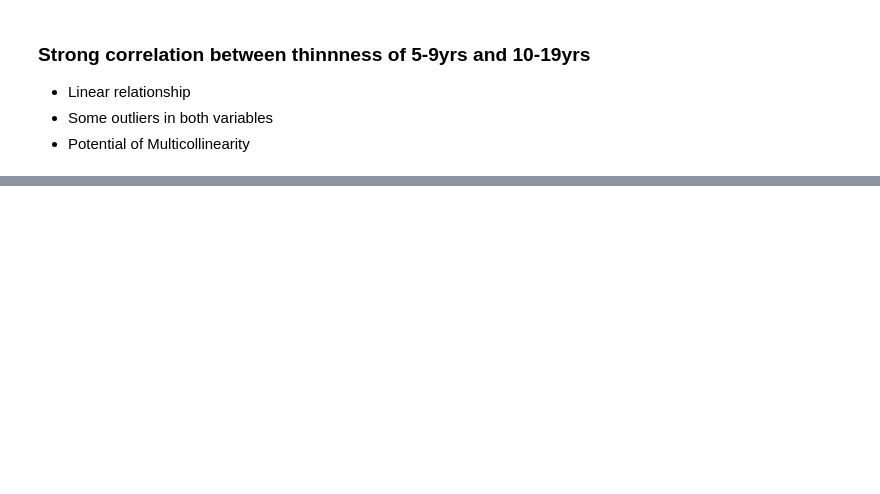
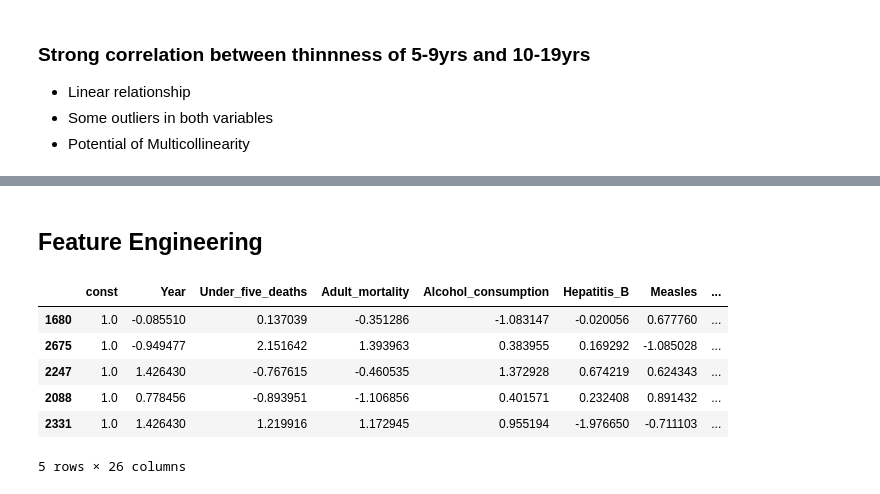
Before and after one commit to TobyScogings/WHO-Project, a Jupyter notebook: WHO Project LE.ipynb, the cells around one changed output, grey strips where cells are left out. Cells and saved outputs as stored; diff of their text form; code cells hidden in the pictures; blank space fills up the shorter version.

```diff
--- a/WHO Project LE.ipynb
+++ b/WHO Project LE.ipynb
@@ -252,0 +178,2 @@ plt.show()
+# %% [markdown]
+## Feature Engineering
@@ -252,0 +206,10 @@ plt.show()
+# %%
+X_train_fe.head()
+# %% [output]
+|  | const | Year | Under_five_deaths | Adult_mortality | Alcohol_consumption | Hepatitis_B | Measles | ... |
+| 1680 | 1.0 | -0.085510 | 0.137039 | -0.351286 | -1.083147 | -0.020056 | 0.677760 | ... |
+| 2675 | 1.0 | -0.949477 | 2.151642 | 1.393963 | 0.383955 | 0.169292 | -1.085028 | ... |
+| 2247 | 1.0 | 1.426430 | -0.767615 | -0.460535 | 1.372928 | 0.674219 | 0.624343 | ... |
+| 2088 | 1.0 | 0.778456 | -0.893951 | -1.106856 | 0.401571 | 0.232408 | 0.891432 | ... |
+| 2331 | 1.0 | 1.426430 | 1.219916 | 1.172945 | 0.955194 | -1.976650 | -0.711103 | ... |
+5 rows × 26 columns
```
Also changed, not shown: parts of 24 cells of this notebook.
